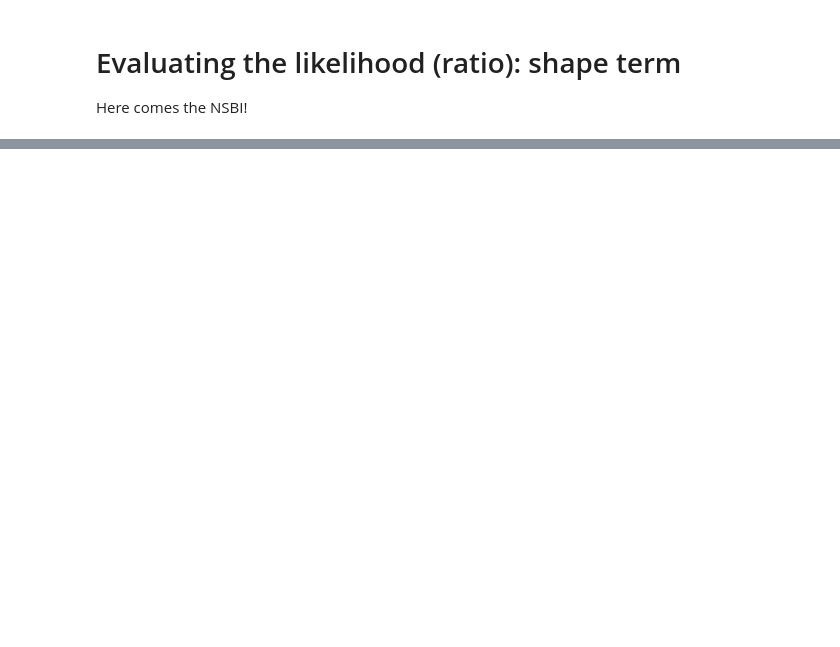
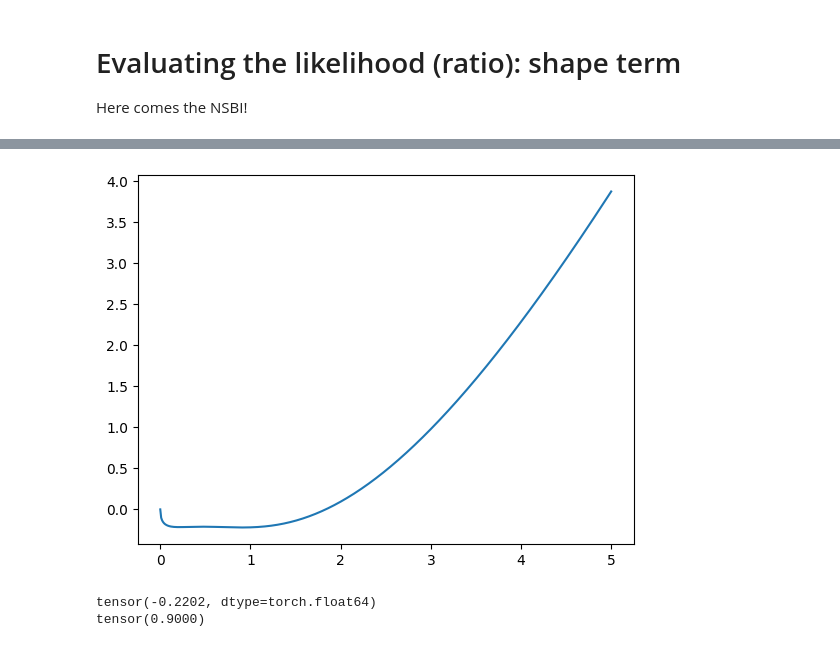
Before and after one commit to taehyounpark/ml4fp-sbi-tutorial, a Jupyter notebook: tutorials/5_mu_measurement.ipynb, the cells around one changed output, grey strips where cells are left out. Cells and saved outputs as stored; diff of their text form; code cells hidden in the pictures; blank space fills up the shorter version.

```diff
--- a/tutorials/5_mu_measurement.ipynb
+++ b/tutorials/5_mu_measurement.ipynb
@@ -62,0 +70,3 @@ features = ['l1_pt', 'l1_eta', 'l1_phi', 'l1_energy', 'l2_pt', 'l2_eta', 'l2_phi
+# %%
+r_sig_over_bkg_sm = carl.utils.get_likelihood_ratio(events, features, scaler_sig_over_bkg, model_sig_over_bkg)
+r_sbi_over_bkg_sm = carl.utils.get_likelihood_ratio(events, features, scaler_sbi_over_bkg, model_sbi_over_bkg)
@@ -62,0 +90,7 @@ features = ['l1_pt', 'l1_eta', 'l1_phi', 'l1_energy', 'l2_pt', 'l2_eta', 'l2_phi
+# %%
+with open('data/xsec.json', 'r') as f:
+    xs = json.load(f)
+    xs_sig = np.prod(xs['sig'])
+    xs_bkg = np.prod(xs['bkg'])
+    xs_int = np.prod(xs['int'])
+    xs_sbi = np.prod(xs['sbi'])
@@ -62,0 +101,17 @@ features = ['l1_pt', 'l1_eta', 'l1_phi', 'l1_energy', 'l2_pt', 'l2_eta', 'l2_phi
+# %%
+multiplier_sig = mu_scan - torch.sqrt(mu_scan)
+multiplier_sbi = torch.sqrt(mu_scan)
+multiplier_bkg = 1 - torch.sqrt(mu_scan)
+
+r_sbi_over_bkg_mu = ( xs_sig * multiplier_sig[None,:] * r_sig_over_bkg_sm[:,None] + xs_sbi * multiplier_sbi[None,:] * r_sbi_over_bkg_sm[:,None] + xs_bkg * multiplier_bkg[None,:] ) / (xs_sig * mu_scan + xs_int * torch.sqrt(mu_scan) + xs_bkg)
+# %%
+t_shape = -2 * torch.sum(lhc_lumi * torch.tensor(w_asimov)[:,None] * torch.log(r_sbi_over_bkg_mu), dim=0)
+# %%
+plt.plot(mu_scan, t_shape)
+plt.show()
+print(torch.min(t_shape))
+print(mu_scan[torch.argmin(t_shape)])
+# %% [output]
+[figure, added]
+tensor(-0.2202, dtype=torch.float64)
+tensor(0.9000)
```
Also changed, not shown: parts of 15 cells of this notebook, 16 other files.
